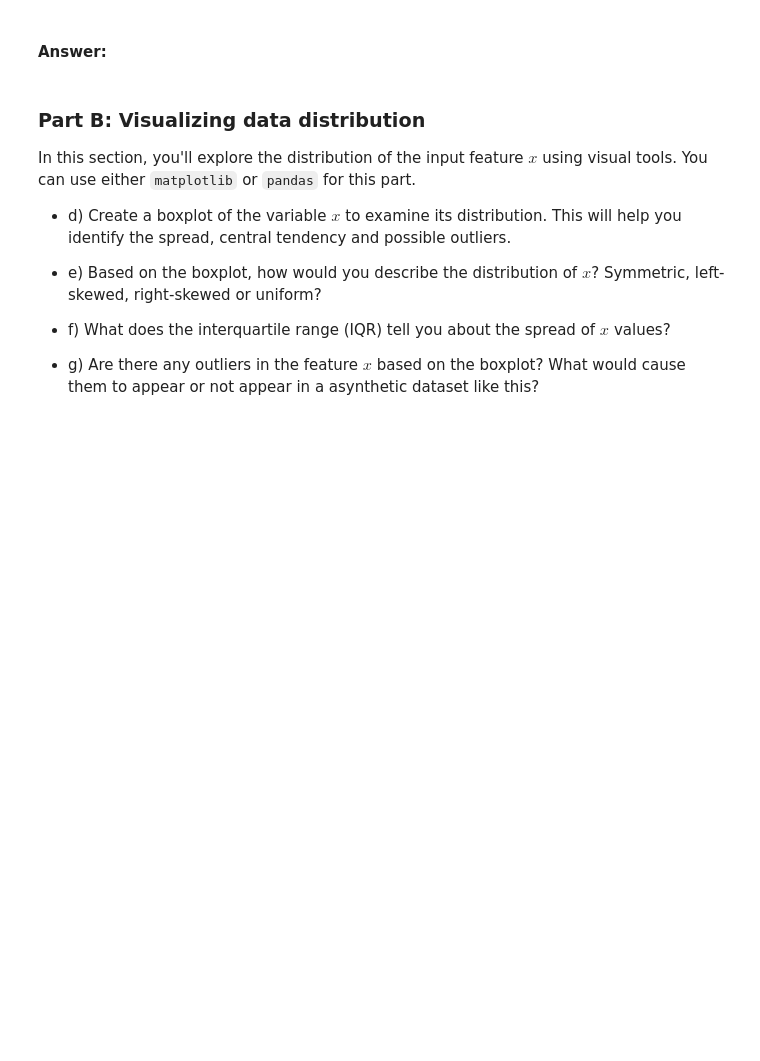
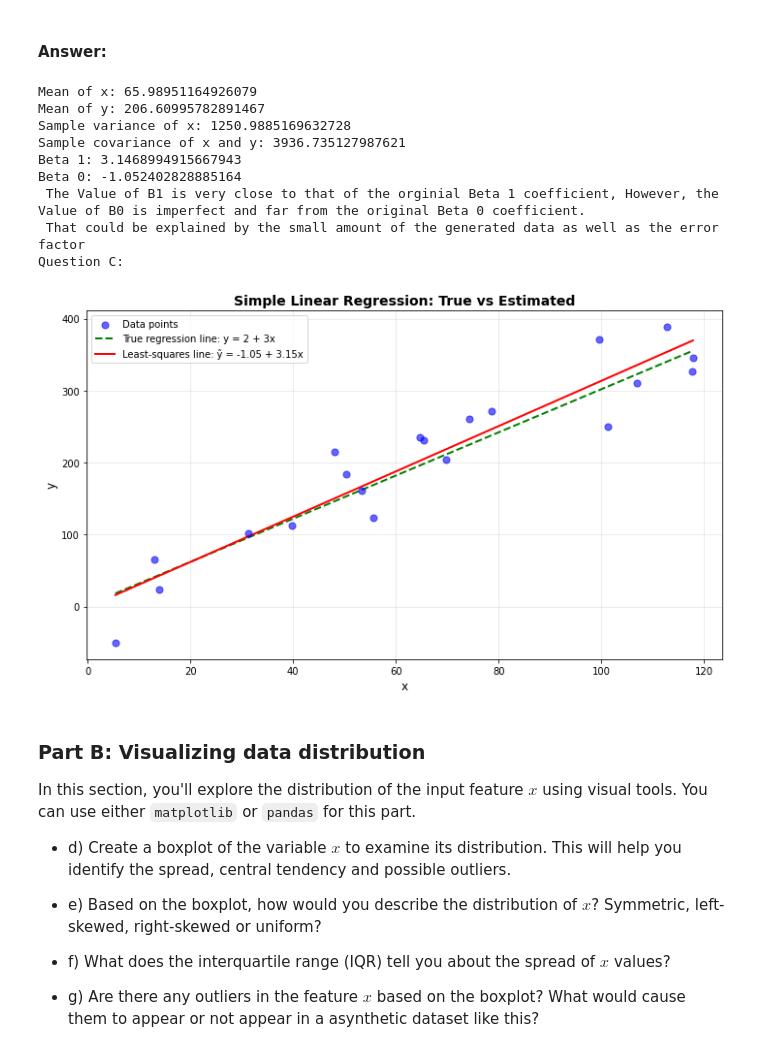
Before and after one commit to tvtrungg/MADRE-SU, a Jupyter notebook: TP1/tp1_regression.ipynb, the cells around one changed output. Drawn from its saved outputs; the diff is of its cells as text; code cells hidden in the pictures; blank space fills up the shorter version.

```diff
--- a/TP1/tp1_regression.ipynb
+++ b/TP1/tp1_regression.ipynb
@@ -197,6 +245,70 @@ With the above synthetic data:
 #### Answer:
 # %%
 ## TODO:
+mean_x = np.mean(df_slr['x'])
+print("Mean of x:", mean_x)
+mean_y = np.mean(df_slr['y'])
+print("Mean of y:", mean_y)
+
+var_x =np.var(df_slr['x'], ddof=1)
+print("Sample variance of x:", var_x)
+
+cov_xy = np.cov(df_slr['x'], df_slr['y'], bias=False)[0][1]
+print("Sample covariance of x and y:", cov_xy)
+
+
+B1= cov_xy/var_x
+print("Beta 1:", B1)
+B0= mean_y - B1*mean_x
+print("Beta 0:", B0)
+
+print(" The Value of B1 is very close to that of the orginial Beta 1 coefficient, However, the Value of B0 is imperfect and far from the original Beta 0 coefficient. \n That could be explained by the small amount of the generated data as well as the error factor")
+
+
+print("Question C:\n")
+
+import matplotlib.pyplot as plt
+import numpy as np
+
+true_beta_0 = 2
+true_beta_1 = 3
+
+beta_0_hat = -1.052402828885164
+beta_1_hat = 3.1468994915667943
+
+plt.figure(figsize=(10, 6))
+
+plt.scatter(df_slr['x'], df_slr['y'], color='blue', alpha=0.6, s=50,
+            label='Data points', zorder=3)
+
+x_line = np.linspace(df_slr['x'].min(), df_slr['x'].max(), 100)
+y_true = true_beta_0 + true_beta_1 * x_line
+plt.plot(x_line, y_true, color='green', linewidth=2, linestyle='--',
+         label=f'True regression line: y = {true_beta_0} + {true_beta_1}x', zorder=2)
+
+y_estimated = beta_0_hat + beta_1_hat * x_line
+plt.plot(x_line, y_estimated, color='red', linewidth=2,
+         label=f'Least-squares line: ŷ = {beta_0_hat:.2f} + {beta_1_hat:.2f}x', zorder=2)
+
+plt.xlabel('x', fontsize=12)
+plt.ylabel('y', fontsize=12)
+plt.title('Simple Linear Regression: True vs Estimated', fontsize=14, fontweight='bold')
+plt.legend(loc='best', fontsize=10)
+plt.grid(True, alpha=0.3)
+
+plt.tight_layout()
+plt.show()
+# %% [output]
+Mean of x: 65.98951164926079
+Mean of y: 206.60995782891467
+Sample variance of x: 1250.9885169632728
+Sample covariance of x and y: 3936.735127987621
+Beta 1: 3.1468994915667943
+Beta 0: -1.052402828885164
+ The Value of B1 is very close to that of the orginial Beta 1 coefficient, However, the Value of B0 is imperfect and far from the original Beta 0 coefficient.
+ That could be explained by the small amount of the generated data as well as the error factor
+Question C:
+[figure, added]
 # %% [markdown]
 ### Part B: Visualizing data distribution
 
```
Also changed, not shown: parts of 23 cells of this notebook, 6 other files.
